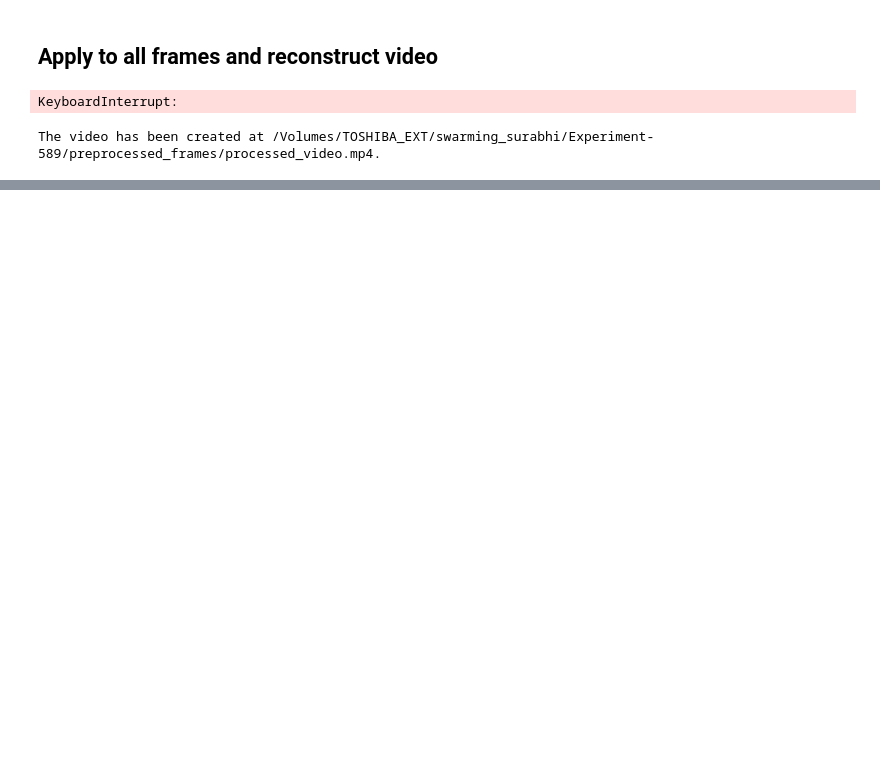
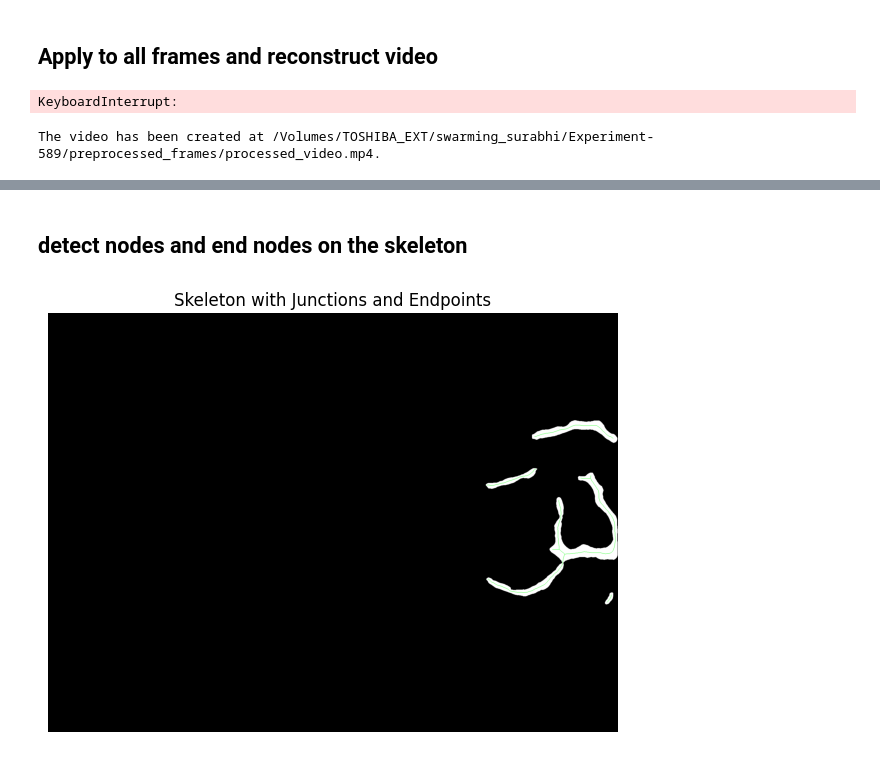
Before and after one commit to erusconiclerici/collectiveNematodes, a Jupyter notebook: Code/Python/swarming_segmentation.ipynb, the cells around one changed output, grey strips where cells are left out. Drawn from its saved outputs; the diff is of its cells as text; code cells hidden in the pictures; blank space fills up the shorter version.

```diff
--- a/Code/Python/swarming_segmentation.ipynb
+++ b/Code/Python/swarming_segmentation.ipynb
@@ -121,0 +168,42 @@ The video has been created at /Volumes/TOSHIBA_EXT/swarming_surabhi/Experiment-5
+# %% [markdown]
+## detect nodes and end nodes on the skeleton ##
+# %%
+from skimage.morphology import skeletonize, dilation, square
+import cv2
+import numpy as np
+import matplotlib.pyplot as plt
+import os
+
+# Now we proceed to detect junctions and endpoints in the skeleton
+# Create a kernel for detecting the neighbors
+# A pixel must be white and have exactly one white neighbor to be an endpoint
+# A pixel must be white and have more than two white neighbors to be a junction
+kernel = np.array([[1,  1, 1],
+                   [1, 10, 1],
+                   [1,  1, 1]], dtype=np.uint8)
+
+# Filter the skeleton with the kernel
+filtered = cv2.filter2D(skeleton, -1, kernel)
+
+# Now, detect the junctions and endpoints based on the convoluted image
+junctions = np.where(filtered > 11, 1, 0)
+endpoints = np.where(filtered == 11, 1, 0)
+
+# Increase the thickness of the skeleton for visualization purposes
+thick_skeleton = dilation(skeleton, square(6))  # Adjust the size for thicker lines as needed
+
+# Convert the median smoothed image to BGR before overlaying the skeleton
+overlay_image = cv2.cvtColor(median_smoothed_image, cv2.COLOR_GRAY2BGR)
+# overlay_image[thick_skeleton == 1] = [255, 0, 255]  # Red color for the skeleton
+overlay_image[junctions == 1] = [0, 255, 0]  # Green color for junctions
+# overlay_image[endpoints == 1] = [0, 0,255]  # Blue color for endpoints
+
+# Display the images
+fig, ax = plt.subplots(figsize=(6, 6))
+ax.imshow(overlay_image)
+ax.set_title('Skeleton with Junctions and Endpoints')
+ax.axis('off')
+plt.tight_layout()
+plt.show()
+# %% [output]
+[figure, added]
```
Also changed, not shown: parts of 4 cells of this notebook, 1 other file.
